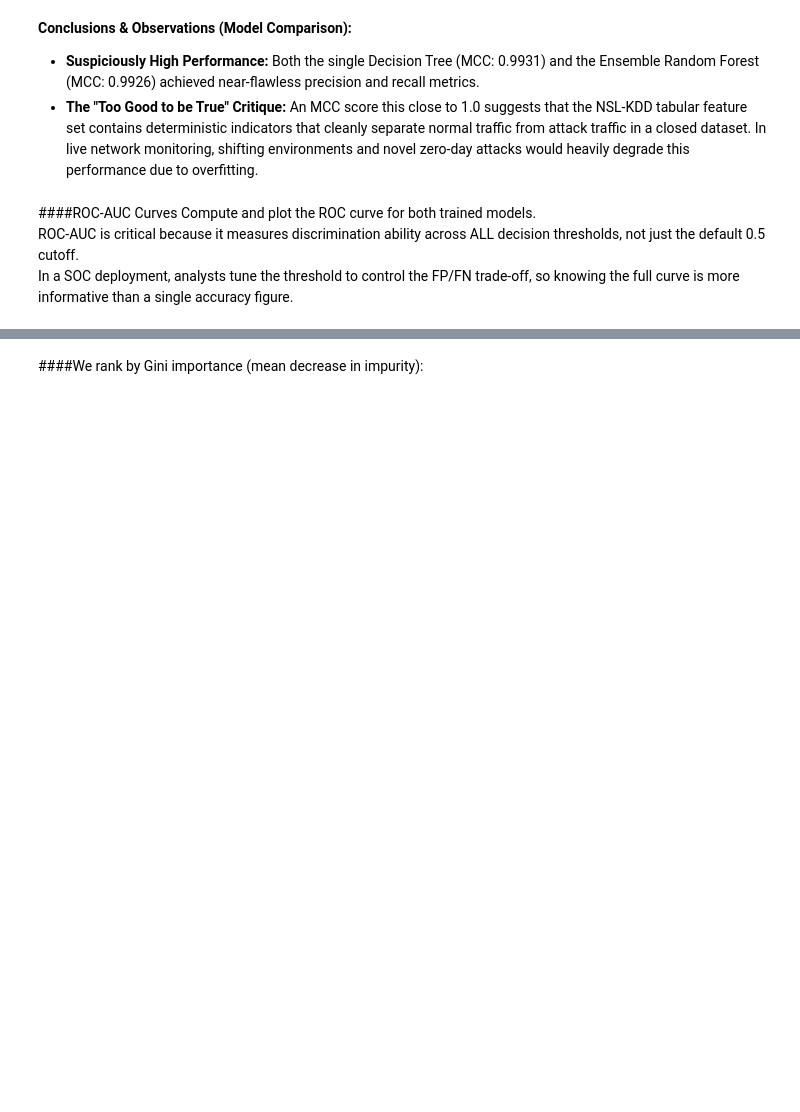
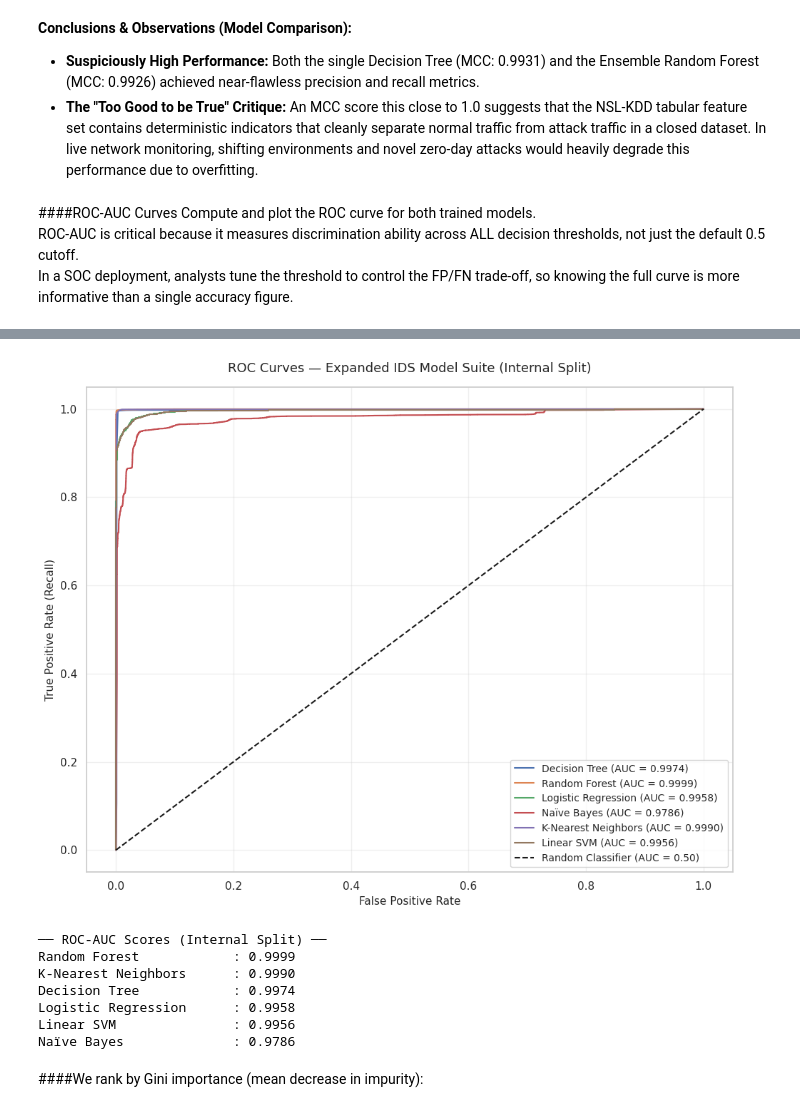
Before and after one commit to AnneClaude/IDS_Project, a Jupyter notebook: IDS_Analysis.ipynb, the cells around one changed output, grey strips where cells are left out. Drawn from its saved outputs; the diff is of its cells as text; code cells hidden in the pictures; blank space fills up the shorter version.

```diff
--- a/IDS_Analysis.ipynb
+++ b/IDS_Analysis.ipynb
@@ -795,3 +750,57 @@ weighted avg       0.97      0.97      0.97     25195
+# %%
+import matplotlib.pyplot as plt
+from sklearn.metrics import roc_auc_score, roc_curve
+
+plt.figure(figsize=(10, 8))
+
+auc_scores = {}
+
+# Loop through all the pipelines we trained in the previous cell
+for name, pipeline in trained_pipelines.items():
+    # Retrieve the actual classifier model from the pipeline
+    model = pipeline.named_steps['classifier']
+
+    # Check if the model supports probability predictions (SVM usually doesn't)
+    if hasattr(model, "predict_proba"):
+        scores = pipeline.predict_proba(X_test)[:, 1]
+    else:
+        # Fallback for Linear SVM
+        scores = pipeline.decision_function(X_test)
+
+    # Compute AUC and ROC curve data
+    auc = roc_auc_score(y_test, scores)
+    fpr, tpr, _ = roc_curve(y_test, scores)
+
+    auc_scores[name] = auc
+
+    # Plot the curve for this specific model
+    plt.plot(fpr, tpr, label=f'{name} (AUC = {auc:.4f})')
+
+# Plot the random guess baseline
+plt.plot([0, 1], [0, 1], 'k--', label='Random Classifier (AUC = 0.50)')
+
+# Formatting the plot to look professional
+plt.xlabel('False Positive Rate', fontsize=11)
+plt.ylabel('True Positive Rate (Recall)', fontsize=11)
+plt.title('ROC Curves — Expanded IDS Model Suite (Internal Split)', fontsize=13, pad=15)
+plt.legend(loc='lower right', fontsize=10)
+plt.grid(True, alpha=0.3)
+plt.tight_layout()
+plt.show()
+
+# Print a clean summary table of the AUC scores
+print("── ROC-AUC Scores (Internal Split) ──")
+for name, auc in sorted(auc_scores.items(), key=lambda item: item[1], reverse=True):
+    print(f"{name:25s}: {auc:.4f}")
+# %% [output]
+[figure, added]
+── ROC-AUC Scores (Internal Split) ──
+Random Forest            : 0.9999
+K-Nearest Neighbors      : 0.9990
+Decision Tree            : 0.9974
+Logistic Regression      : 0.9958
+Linear SVM               : 0.9956
+Naïve Bayes              : 0.9786
 # %% [markdown]
 ####We rank by Gini importance (mean decrease in impurity):
 # %%
```
Also changed, not shown: parts of 18 cells of this notebook.
